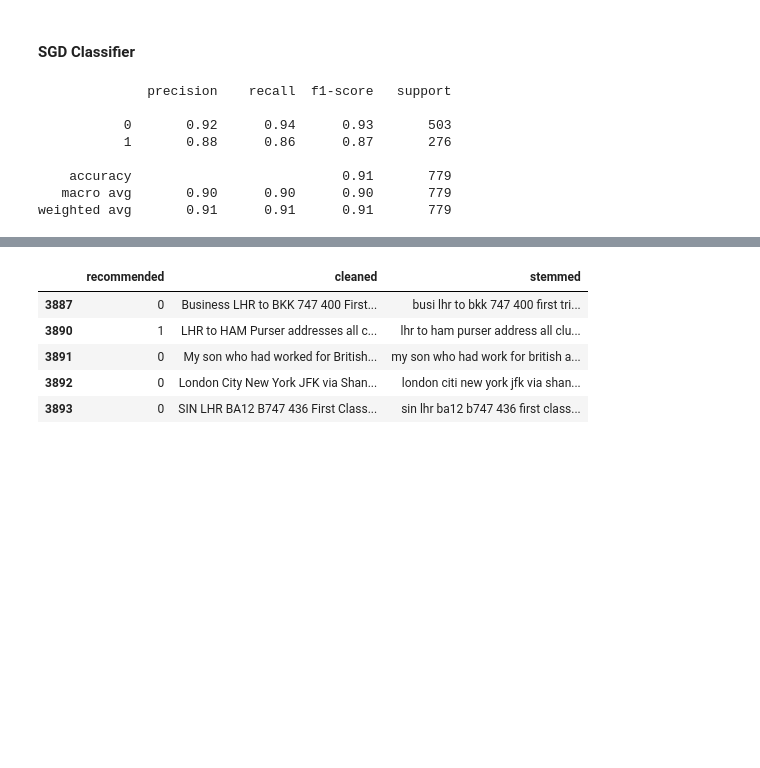
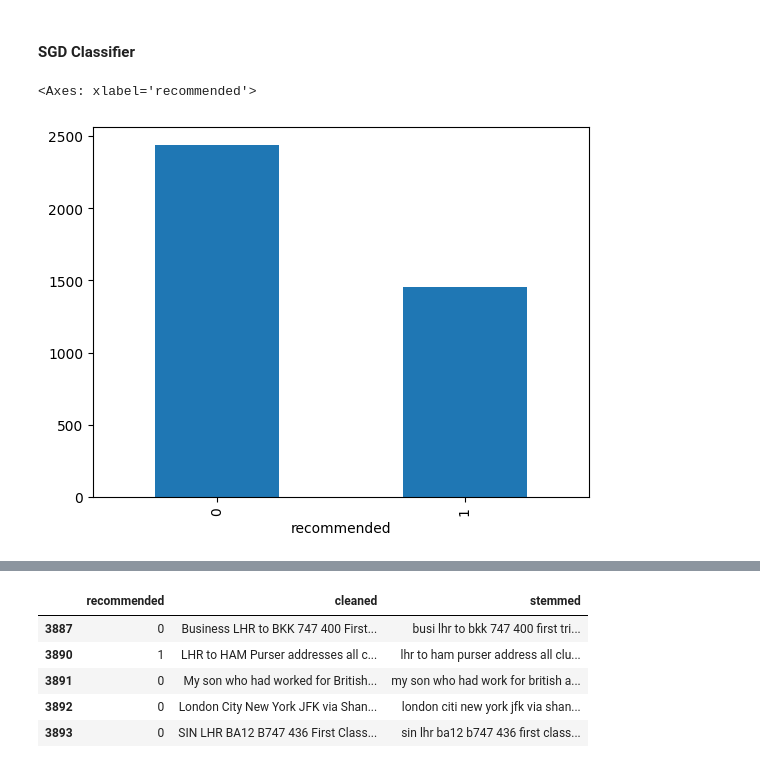
Before and after one commit to ryslipe/british_airlines, a Jupyter notebook: notebooks/07_sgdclassifier_model.ipynb, the cells around one changed output, grey strips where cells are left out. Cells and saved outputs as stored; diff of their text form; code cells hidden in the pictures; blank space fills up the shorter version.

```diff
--- a/notebooks/07_sgdclassifier_model.ipynb
+++ b/notebooks/07_sgdclassifier_model.ipynb
@@ -19,4 +20,9 @@ from src.stemming_and_lemming import stem_reviews
 df = pd.read_parquet(TRANSFORMED_DATA_DIR /'cleaned_sentiments.parquet')
 # %%
 df_copy = df.copy()
+# %%
+df['recommended'].value_counts().plot(kind='bar')
+# %% [output]
+<Axes: xlabel='recommended'>
+[figure, added]
 # %%
@@ -34,12 +39,0 @@ y_pred = sgd.predict(X_test_vec)
-# %%
-# metrics
-print(classification_report(y_test, y_pred))
-# %% [output]
-              precision    recall  f1-score   support
-
-           0       0.92      0.94      0.93       503
-           1       0.88      0.86      0.87       276
-
-    accuracy                           0.91       779
-   macro avg       0.90      0.90      0.90       779
-weighted avg       0.91      0.91      0.91       779
```
Also changed, not shown: parts of 36 cells of this notebook.
